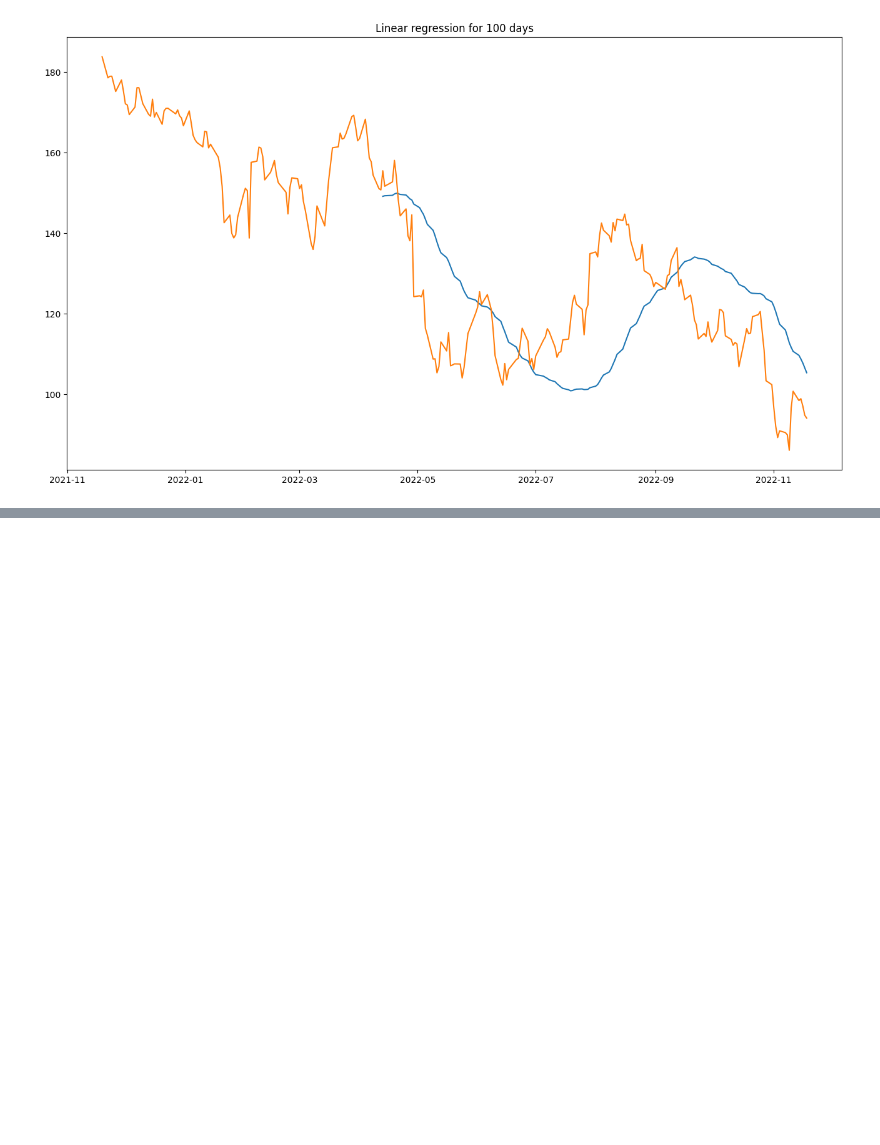
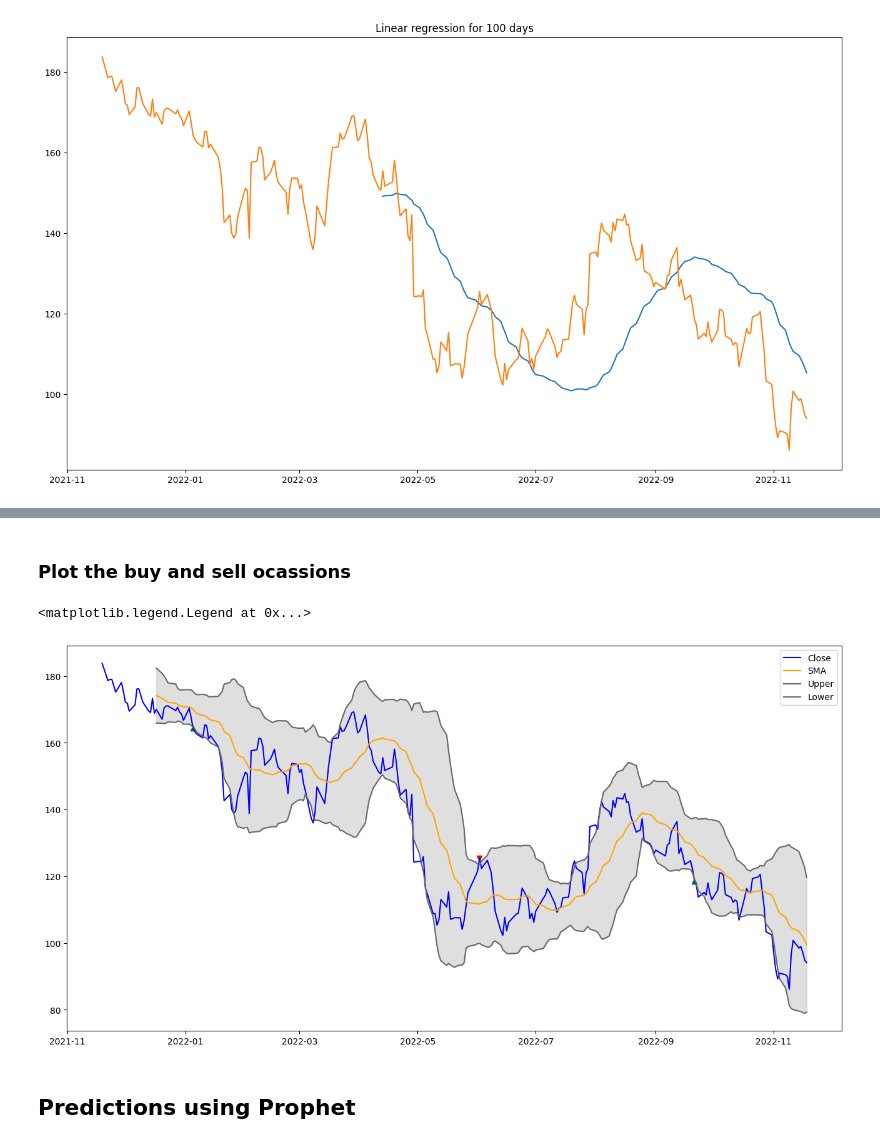
Before and after one commit to Jose-Sabater/marketeer, a Jupyter notebook: stocks/stock_analysis.ipynb, the cells around one changed output, grey strips where cells are left out. Cells and saved outputs as stored; diff of their text form; code cells hidden in the pictures; blank space fills up the shorter version.

```diff
--- a/stocks/stock_analysis.ipynb
+++ b/stocks/stock_analysis.ipynb
@@ -168,0 +190,15 @@ plt.show()
+# %%
+# Checking trades with Bollinger bands
+buys = []
+sells = []
+position = "Closed"
+
+for i in range(len(stock_hist)):
+    if stock_hist["Lower"][i] > stock_hist["Close"][i]:
+        if position == "Closed":
+            buys.append(i)
+            position = "Open"
+    elif stock_hist["Upper"][i] < stock_hist["Close"][i]:
+        if position == "Open":
+            sells.append(i)
+            position = "Closed"
@@ -168,0 +211,33 @@ plt.show()
+# %% [markdown]
+### Plot the buy and sell ocassions
+# %%
+fig, ax = plt.subplots(figsize=(16, 8))
+colors = ["blue", "orange", "dimgray", "dimgray"]
+ax.set_prop_cycle("color", colors)
+h = ax.plot(
+    stock_hist[["Close", "SMA", "Upper", "Lower"]],
+)
+# Find the buying points when the buying signal is true
+ax.scatter(
+    stock_hist.iloc[buys].index,
+    stock_hist.iloc[buys]["Close"],
+    marker="^",
+    color="g",
+)
+ax.scatter(
+    stock_hist.iloc[sells].index,
+    stock_hist.iloc[sells]["Close"],
+    marker="v",
+    color="r",
+)
+ax.fill_between(
+    stock_hist.index, stock_hist["Upper"], stock_hist["Lower"], color="grey", alpha=0.25
+)
+# for line, color in zip(h, colors):
+#     line.set_color(color)
+ax.legend(["Close", "SMA", "Upper", "Lower"])
+# %% [output]
+<matplotlib.legend.Legend at 0x...>
+[figure, added]
+# %% [markdown]
+## Predictions using Prophet
```
Also changed, not shown: parts of 14 cells of this notebook.
